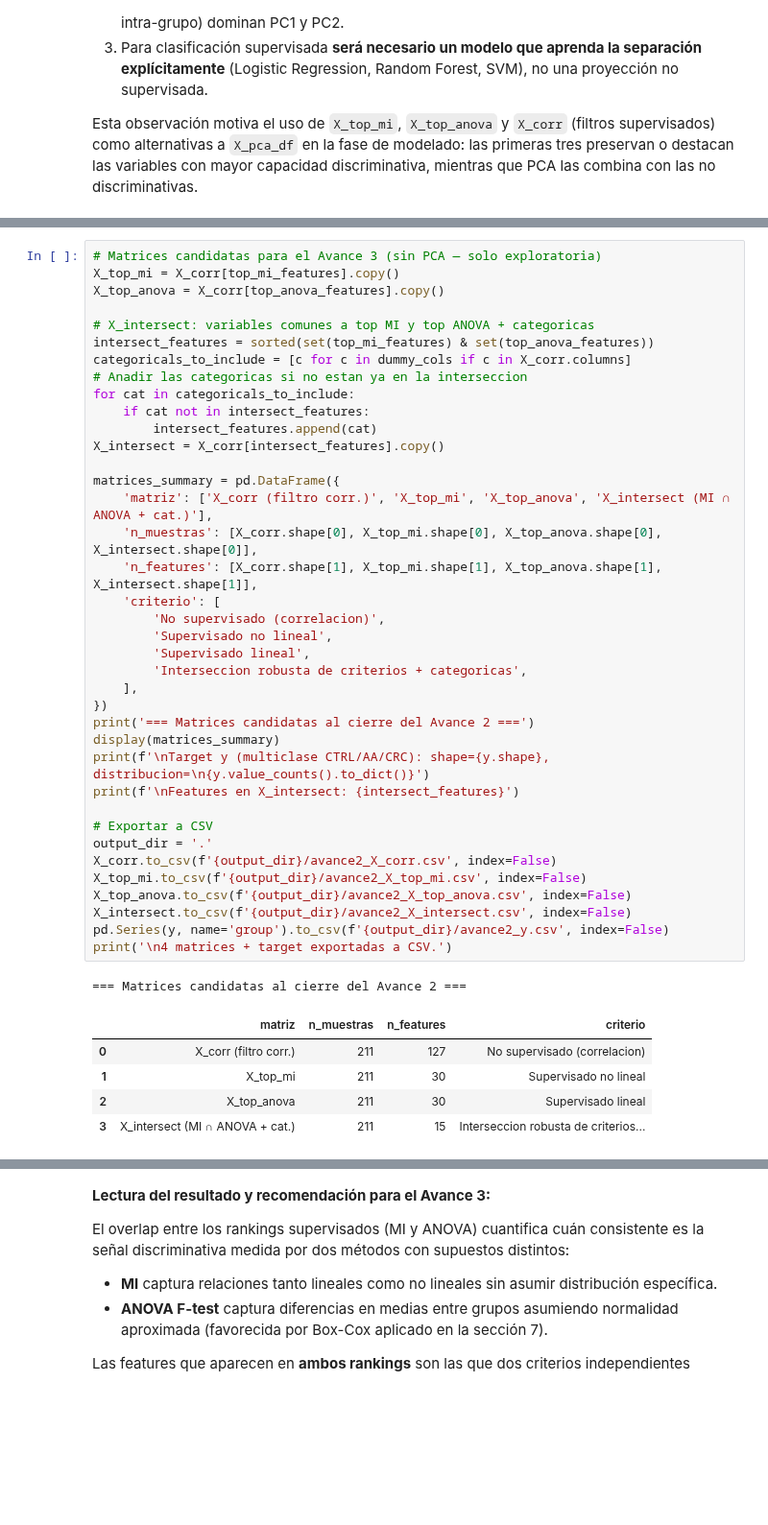
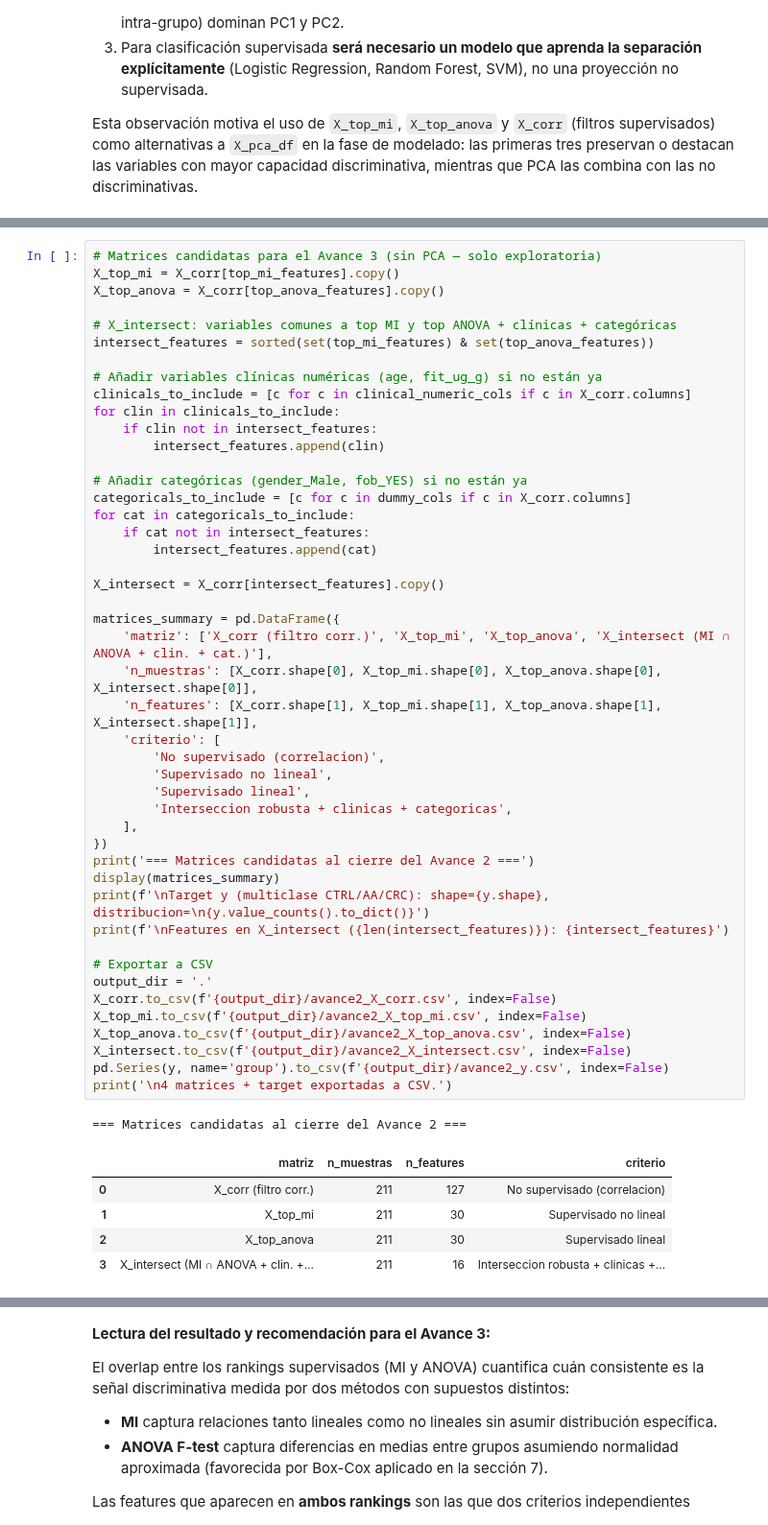
Before and after one commit to A01795919/proyecto_integrador_equipo-22, a Jupyter notebook: notebooks/Avance2_Equipo22.ipynb, the cells around one changed output, grey strips where cells are left out. Shown at 96% size. Cells and saved outputs as stored; diff of their text form; blank space fills up the shorter version.

```diff
--- a/notebooks/Avance2_Equipo22.ipynb
+++ b/notebooks/Avance2_Equipo22.ipynb
@@ -1093,46 +1093,54 @@ PCA se mantiene como herramienta exploratoria (sección 10) y **no se exporta co
 X_top_mi = X_corr[top_mi_features].copy()
 X_top_anova = X_corr[top_anova_features].copy()
 
-# X_intersect: variables comunes a top MI y top ANOVA + categoricas
+# X_intersect: variables comunes a top MI y top ANOVA + clínicas + categóricas
 intersect_features = sorted(set(top_mi_features) & set(top_anova_features))
+
+# Añadir variables clínicas numéricas (age, fit_ug_g) si no están ya
+clinicals_to_include = [c for c in clinical_numeric_cols if c in X_corr.columns]
+for clin in clinicals_to_include:
+    if clin not in intersect_features:
+        intersect_features.append(clin)
+
+# Añadir categóricas (gender_Male, fob_YES) si no están ya
 categoricals_to_include = [c for c in dummy_cols if c in X_corr.columns]
-# Anadir las categoricas si no estan ya en la interseccion
 for cat in categoricals_to_include:
     if cat not in intersect_features:
         intersect_features.append(cat)
+
 X_intersect = X_corr[intersect_features].copy()
 
 matrices_summary = pd.DataFrame({
-    'matriz': ['X_corr (filtro corr.)', 'X_top_mi', 'X_top_anova', 'X_intersect (MI ∩ ANOVA + cat.)'],
+    'matriz': ['X_corr (filtro corr.)', 'X_top_mi', 'X_top_anova', 'X_intersect (MI ∩ ANOVA + clin. + cat.)'],
     'n_muestras': [X_corr.shape[0], X_top_mi.shape[0], X_top_anova.shape[0], X_intersect.shape[0]],
     'n_features': [X_corr.shape[1], X_top_mi.shape[1], X_top_anova.shape[1], X_intersect.shape[1]],
     'criterio': [
         'No supervisado (correlacion)',
         'Supervisado no lineal',
         'Supervisado lineal',
-        'Interseccion robusta de criterios + categoricas',
+        'Interseccion robusta + clinicas + categoricas',
     ],
 })
 print('=== Matrices candidatas al cierre del Avance 2 ===')
 display(matrices_summary)
 print(f'\nTarget y (multiclase CTRL/AA/CRC): shape={y.shape}, distribucion=\n{y.value_counts().to_dict()}')
-print(f'\nFeatures en X_intersect: {intersect_features}')
+print(f'\nFeatures en X_intersect ({len(intersect_features)}): {intersect_features}')
 
 # Exportar a CSV
 output_dir = '.'
 X_corr.to_csv(f'{output_dir}/avance2_X_corr.csv', index=False)
 X_top_mi.to_csv(f'{output_dir}/avance2_X_top_mi.csv', index=False)
 X_top_anova.to_csv(f'{output_dir}/avance2_X_top_anova.csv', index=False)
 X_intersect.to_csv(f'{output_dir}/avance2_X_intersect.csv', index=False)
 pd.Series(y, name='group').to_csv(f'{output_dir}/avance2_y.csv', index=False)
 print('\n4 matrices + target exportadas a CSV.')
 # %% [output]
 === Matrices candidatas al cierre del Avance 2 ===
 |  | matriz | n_muestras | n_features | criterio |
 | 0 | X_corr (filtro corr.) | 211 | 127 | No supervisado (correlacion) |
 | 1 | X_top_mi | 211 | 30 | Supervisado no lineal |
 | 2 | X_top_anova | 211 | 30 | Supervisado lineal |
-| 3 | X_intersect (MI ∩ ANOVA + cat.) | 211 | 15 | Interseccion robusta de criterios... |
+| 3 | X_intersect (MI ∩ ANOVA + clin. +... | 211 | 16 | Interseccion robusta + clinicas +... |
 Target y (multiclase CTRL/AA/CRC): shape=(211,), distribucion=
 {'CTRL': 78, 'CRC': 75, 'AA': 58}
 
```
Also changed, not shown: parts of 3 cells of this notebook.
